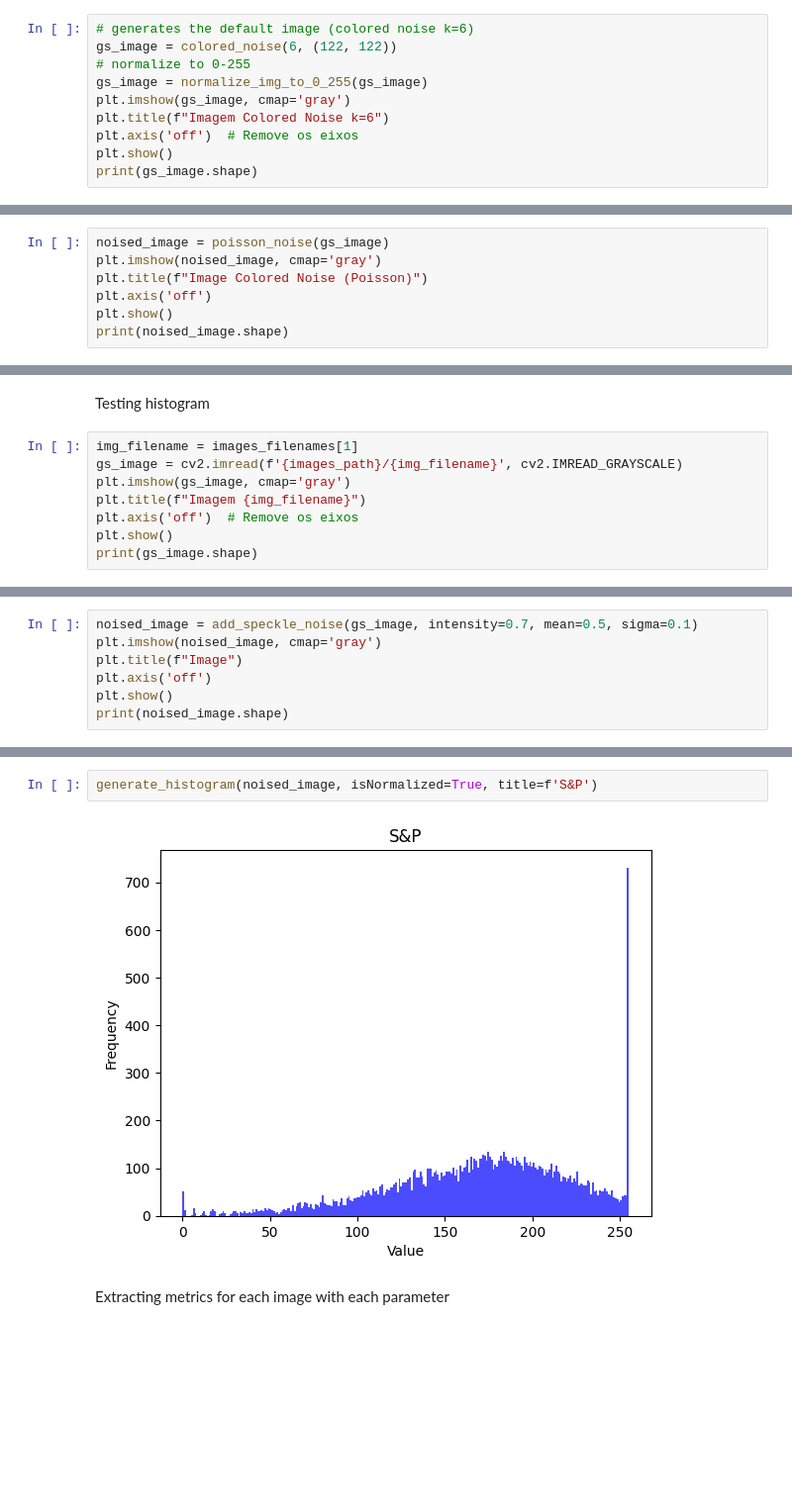
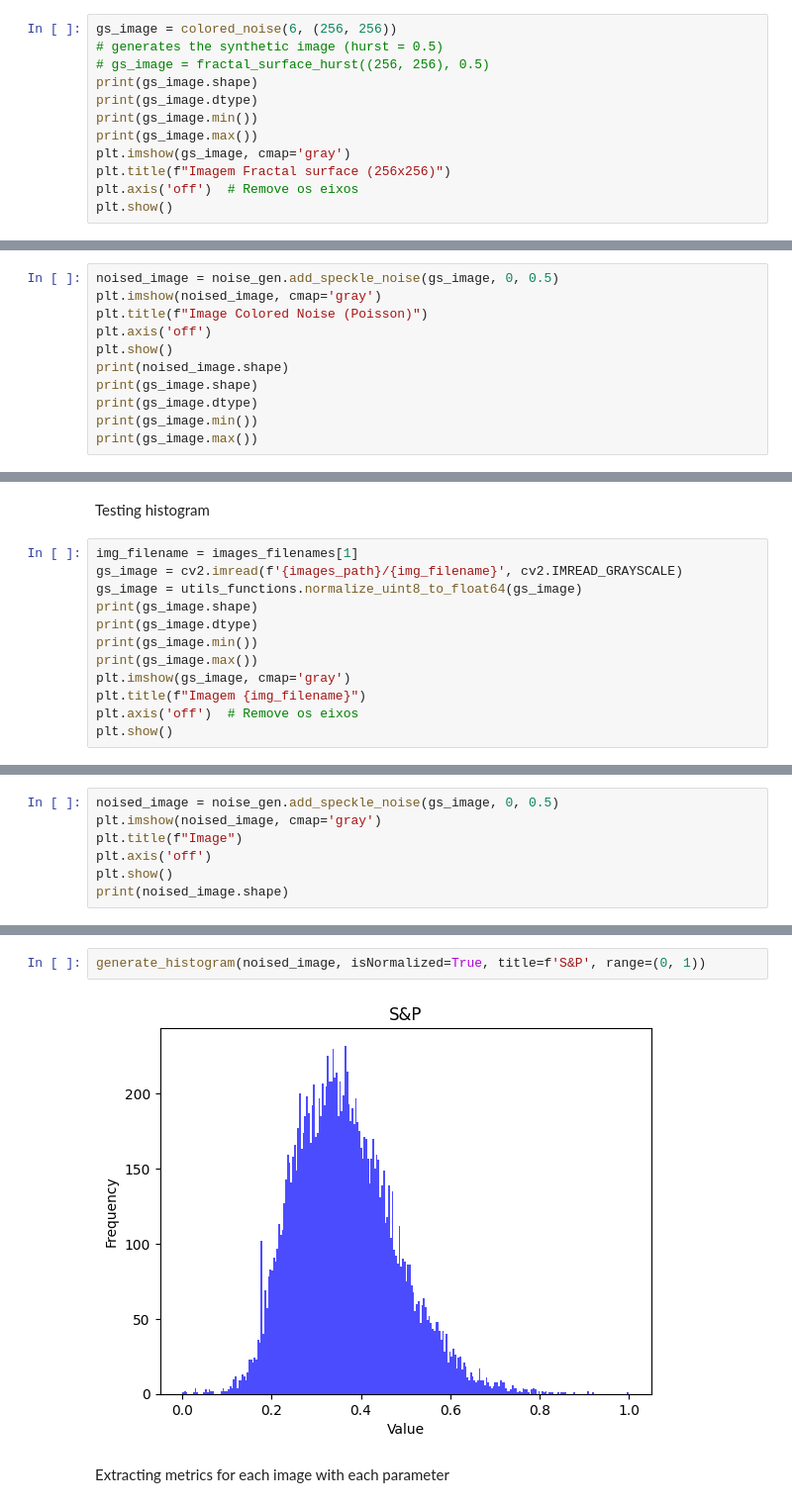
Before and after one commit to alvaroalbuquerque/SCS_plane_study, a Jupyter notebook: noise_analysis_poisson.ipynb, the cells around one changed output, grey strips where cells are left out. Shown at 99% size. Saved outputs shown, nothing was run; the diff lists cells and outputs as text; blank space fills up the shorter version.

```diff
--- a/noise_analysis_poisson.ipynb
+++ b/noise_analysis_poisson.ipynb
@@ -26,11 +26,13 @@ Generating default image
 # %%
-# generates the default image (colored noise k=6)
-gs_image = colored_noise(6, (122, 122))
-# normalize to 0-255
-gs_image = normalize_img_to_0_255(gs_image)
+gs_image = colored_noise(6, (256, 256))
+# generates the synthetic image (hurst = 0.5)
+# gs_image = fractal_surface_hurst((256, 256), 0.5)
+print(gs_image.shape)
+print(gs_image.dtype)
+print(gs_image.min())
+print(gs_image.max())
 plt.imshow(gs_image, cmap='gray')
-plt.title(f"Imagem Colored Noise k=6")
+plt.title(f"Imagem Fractal surface (256x256)")
 plt.axis('off')  # Remove os eixos
 plt.show()
-print(gs_image.shape)
 # %% [output]
@@ -43,10 +48,14 @@ generate_histogram(gs_image, isNormalized=True, title=f'Colored noise k=6')
 # %% [markdown]
 Generating the noised images
 # %%
-noised_image = poisson_noise(gs_image)
+noised_image = noise_gen.add_speckle_noise(gs_image, 0, 0.5)
 plt.imshow(noised_image, cmap='gray')
 plt.title(f"Image Colored Noise (Poisson)")
 plt.axis('off')
 plt.show()
 print(noised_image.shape)
+print(gs_image.shape)
+print(gs_image.dtype)
+print(gs_image.min())
+print(gs_image.max())
 # %% [output]
@@ -111,9 +132,13 @@ Testing histogram
 # %%
 img_filename = images_filenames[1]
 gs_image = cv2.imread(f'{images_path}/{img_filename}', cv2.IMREAD_GRAYSCALE)
+gs_image = utils_functions.normalize_uint8_to_float64(gs_image)
+print(gs_image.shape)
+print(gs_image.dtype)
+print(gs_image.min())
+print(gs_image.max())
 plt.imshow(gs_image, cmap='gray')
 plt.title(f"Imagem {img_filename}")
 plt.axis('off')  # Remove os eixos
 plt.show()
-print(gs_image.shape)
 # %% [output]
@@ -126,5 +154,5 @@ generate_histogram(gs_image, isNormalized=True, title=f'Colored noise k=6')
 # %%
-noised_image = add_speckle_noise(gs_image, intensity=0.7, mean=0.5, sigma=0.1)
+noised_image = noise_gen.add_speckle_noise(gs_image, 0, 0.5)
 plt.imshow(noised_image, cmap='gray')
 plt.title(f"Image")
 plt.axis('off')
@@ -135,7 +163,7 @@ print(noised_image.shape)
 (122, 122)
 # %%
-generate_histogram(noised_image, isNormalized=True, title=f'S&P')
+generate_histogram(noised_image, isNormalized=True, title=f'S&P', range=(0, 1))
 # %% [output]
-[figure, old version]
+[figure, new version]
 # %% [markdown]
 Extracting metrics for each image with each parameter
```
Also changed, not shown: parts of 16 cells of this notebook, 5 other files.
